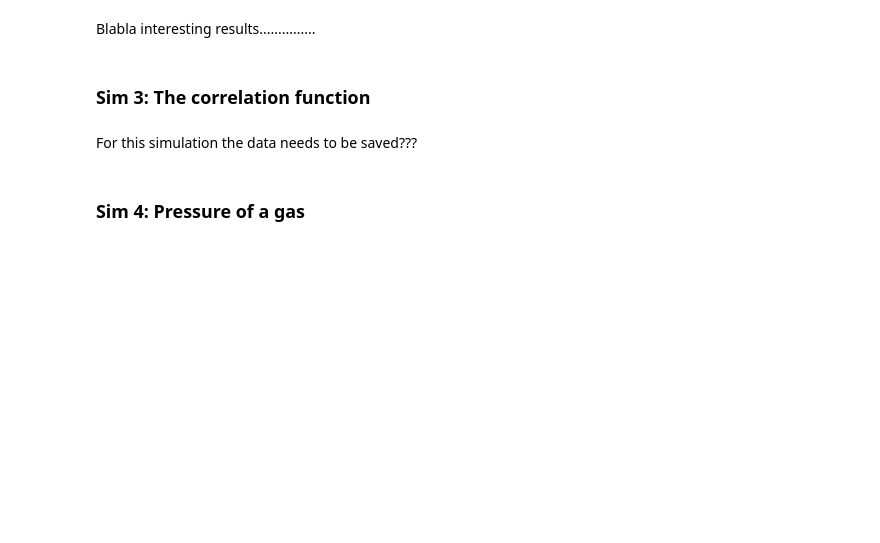
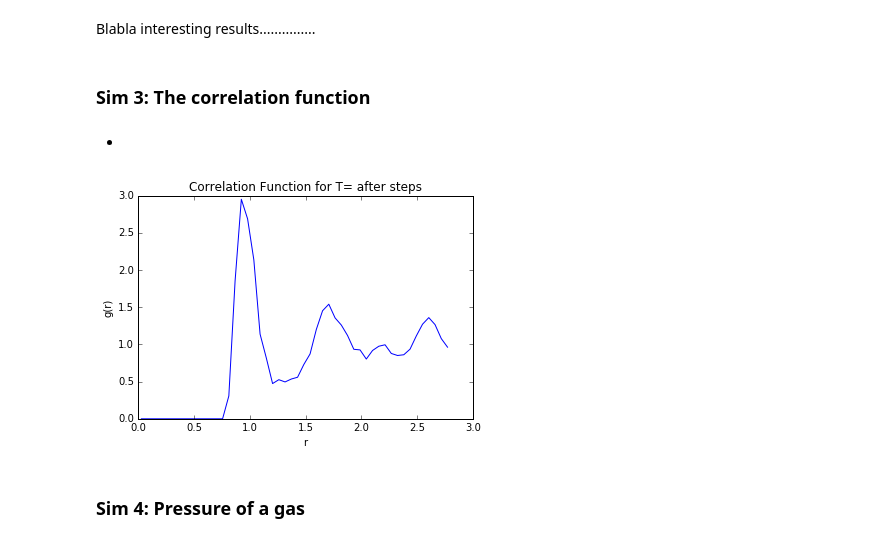
Before and after one commit to bas-de-jong/ArgonProject, a Jupyter notebook: ArgonGasSimulation.ipynb, the cells around one changed output. Drawn from its saved outputs; the diff is of its cells as text; code cells hidden in the pictures; blank space fills up the shorter version.

Commit message:
Merge of all functionalities

```diff
--- a/ArgonGasSimulation.ipynb
+++ b/ArgonGasSimulation.ipynb
@@ -230,8 +339,47 @@ Difference in momentum: [-0.01724376  0.09885713 -0.0299028 ]
 Blabla interesting results...............
 # %% [markdown]
 <h3>Sim 3: The correlation function</h3>
-# %% [markdown]
-For this simulation the data needs to be saved???
+# %% [markdown]
+-
+# %%
+# Physical parameters in natural units
+mass = 1          # Mass of an Argon atom
+sigma = 1         # Position of potential well; U(sigma) = -epsilon
+epsilon = 1       # Depth of potential well.
+kb = 1            # Boltzmann constant
+T = 3             # Temperature. T = (temperature in Kelvin) / 119.8
+
+# Units of time
+tau = ((mass/epsilon) * sigma**2) ** (1/2) # Unit of time
+dt = 4e-3 * tau                            # Size of time step ~ 1e-14 s
+nsteps = 10000                              # Number of timesteps
+
+# Cut-off distance or switch
+r_cut = 3*sigma
+noCutoff = True
+
+#System size
+N = 256         # Number of particles
+
+#Choose a or density:
+# a:
+a = 2**(1/2)*sigma          # Unit cell size
+density = 4/(a**3)     # Density, number of atoms / sigma^3
+# density:
+
+""" density = 1            # Density, number of atoms / sigma^3
+a = (4/density)**(1/3) # Unit cell size """
+
+# Number of unit cells
+M = 1                  # Number of unit cell in one direction
+while (4*(M**3)) < N:
+    M += 1
+L_box = M*a            # Length of sides of box
+# %%
+[r,p]=simulate(N,M,T,a,L_box,dt,nsteps, energyPlot=False, compMomentum=False);
+Correlation_function(r);
+# %% [output]
+[figure, added]
 # %% [markdown]
 <h3>Sim 4: Pressure of a gas</h3>
 # %% [markdown]
```
Also changed, not shown: parts of 26 cells of this notebook, 3 other files.
